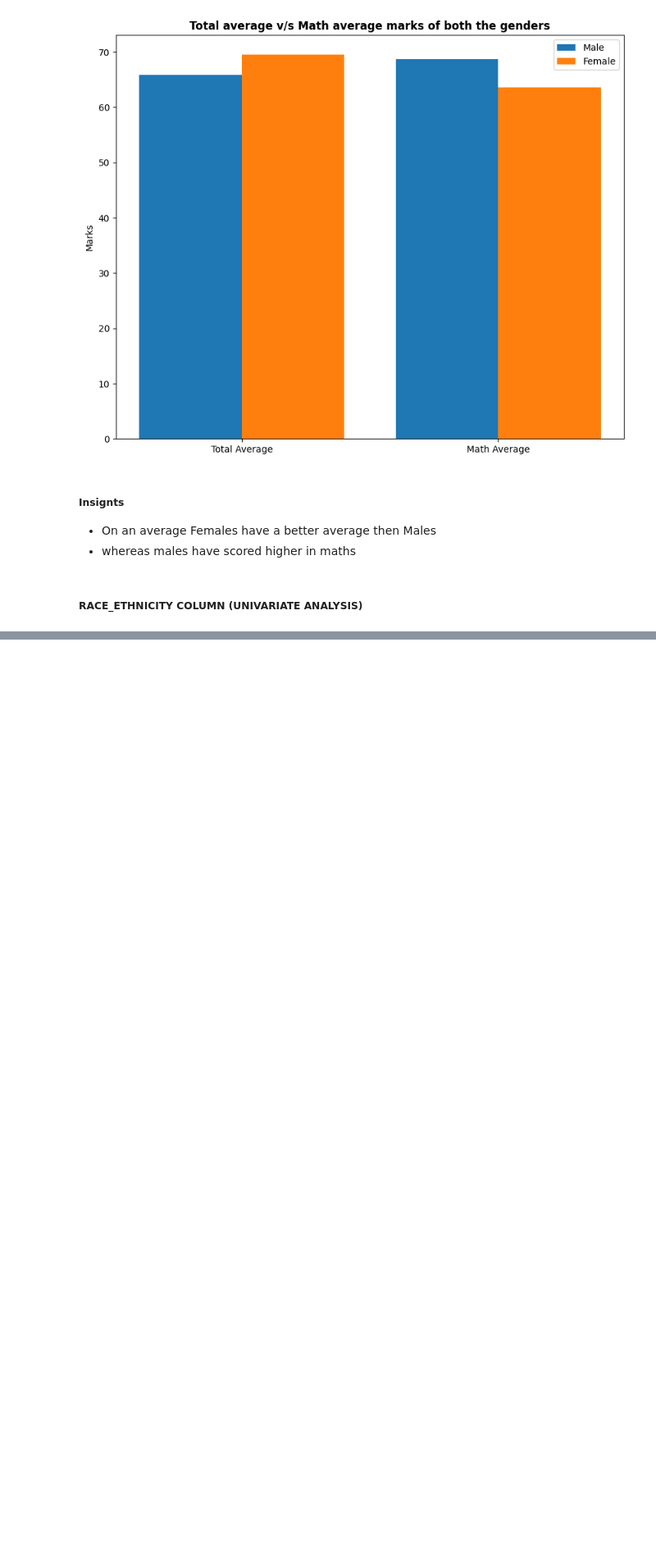
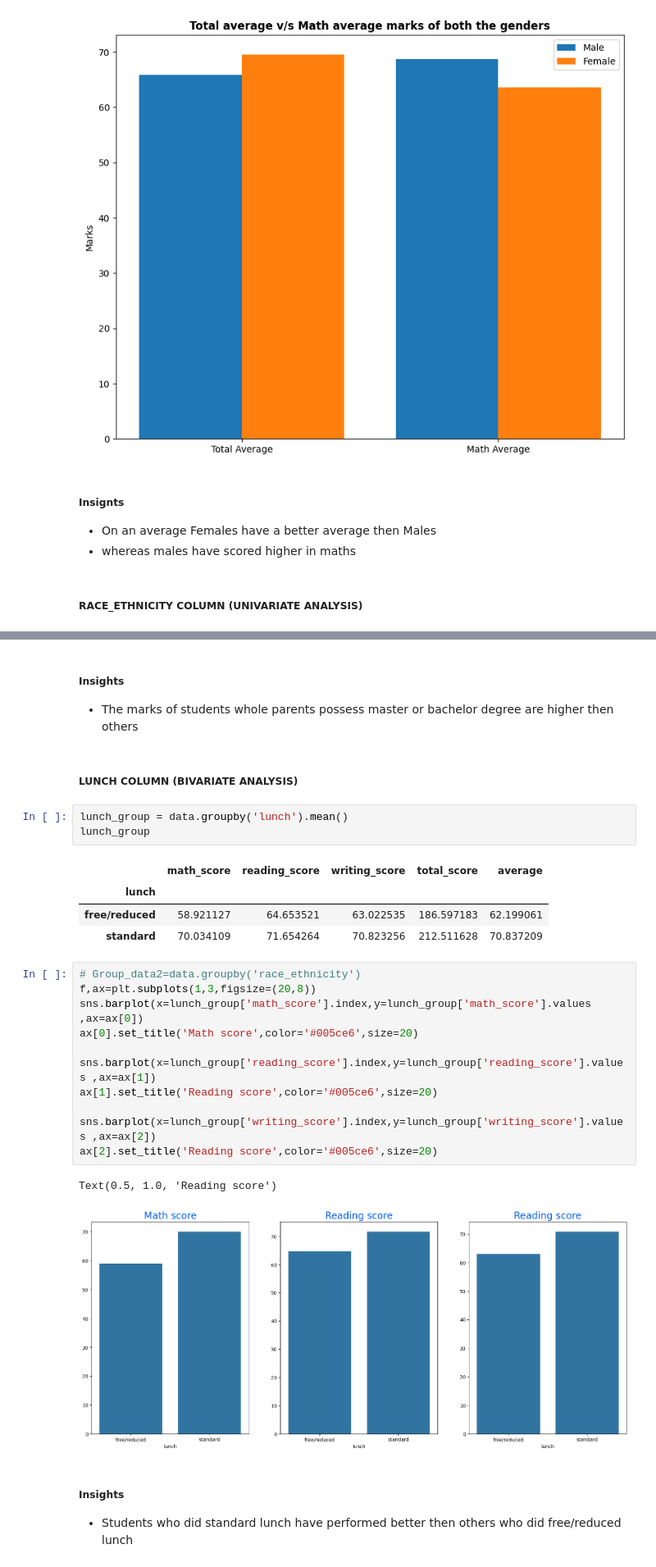
Before and after one commit to chwasiq0569/End-to-End_Student-Performance-Indicator, a Jupyter notebook: notebook/EDA_STUDENT_PERFORMANCE.ipynb, the cells around one changed output, grey strips where cells are left out. Shown at 82% size. Cells and saved outputs as stored; diff of their text form; blank space fills up the shorter version.

```diff
--- a/notebook/EDA_STUDENT_PERFORMANCE.ipynb
+++ b/notebook/EDA_STUDENT_PERFORMANCE.ipynb
@@ -623,0 +654,30 @@ sns.histplot(data=data, x='total_score', kde=True, hue='test_preparation_course'
+# %% [markdown]
+##### Insights
+- The marks of students whole parents possess master or bachelor degree are higher then others
+# %% [markdown]
+##### LUNCH COLUMN (BIVARIATE ANALYSIS)
+# %%
+lunch_group = data.groupby('lunch').mean()
+lunch_group
+# %% [output]
+|  | math_score | reading_score | writing_score | total_score | average |
+| lunch |  |  |  |  |  |
+| free/reduced | 58.921127 | 64.653521 | 63.022535 | 186.597183 | 62.199061 |
+| standard | 70.034109 | 71.654264 | 70.823256 | 212.511628 | 70.837209 |
+# %%
+# Group_data2=data.groupby('race_ethnicity')
+f,ax=plt.subplots(1,3,figsize=(20,8))
+sns.barplot(x=lunch_group['math_score'].index,y=lunch_group['math_score'].values ,ax=ax[0])
+ax[0].set_title('Math score',color='#005ce6',size=20)
+
+sns.barplot(x=lunch_group['reading_score'].index,y=lunch_group['reading_score'].values ,ax=ax[1])
+ax[1].set_title('Reading score',color='#005ce6',size=20)
+
+sns.barplot(x=lunch_group['writing_score'].index,y=lunch_group['writing_score'].values ,ax=ax[2])
+ax[2].set_title('Reading score',color='#005ce6',size=20)
+# %% [output]
+Text(0.5, 1.0, 'Reading score')
+[figure, added]
+# %% [markdown]
+##### Insights
+- Students who did standard lunch have performed better then others who did free/reduced lunch
```
Also changed, not shown: parts of 12 cells of this notebook.
